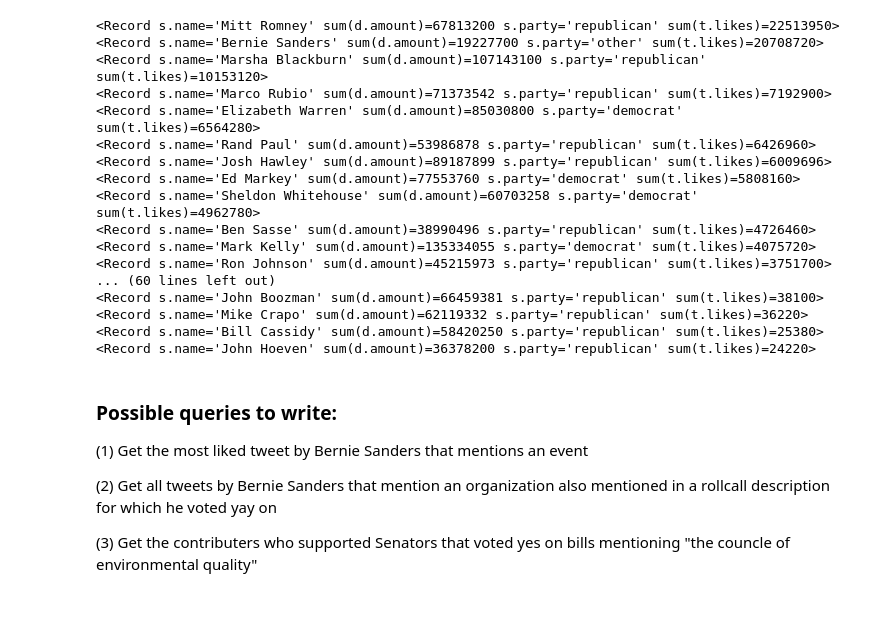
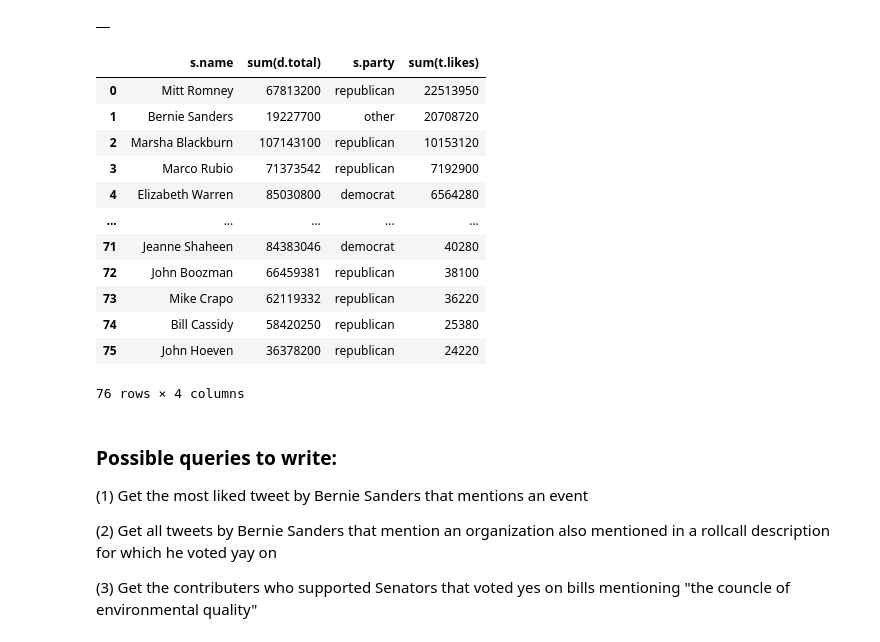
Before and after one commit to Aidankeogh/SenatorGraph, a Jupyter notebook: build_graph.ipynb, the cells around one changed output. Cells and saved outputs as stored; diff of their text form; code cells hidden in the pictures; blank space fills up the shorter version.

```diff
--- a/build_graph.ipynb
+++ b/build_graph.ipynb
@@ -359,32 +357,30 @@ LOAD CSV WITH HEADERS FROM "file:///contribution_relationships.csv" as row
 MATCH
   (c:Contributor {name: row.contributor}),
   (s:Senator {id: ToInteger(row.icpsr)})
-MERGE (c)-[d:DonatedTo {amount: ToInteger(row.amount), race:row.race}]->(s)
+MERGE (c)-[d:DonatedTo {total: ToInteger(row.total), pac: ToInteger(row.pac), individual: ToInteger(row.individual), race:row.race}]->(s)
 """)
+# %% [output]
+|  |
 # %%
 run("""
 MATCH (c:Contributor)-[d:DonatedTo]->(s:Senator)-[tw:Tweeted]->(t:Tweet)
-RETURN s.name, sum(d.amount), s.party, sum(t.likes)
+RETURN s.name, sum(d.total), s.party, sum(t.likes)
 ORDER BY sum(t.likes) DESC
 """)
 # %% [output]
+|  | s.name | sum(d.total) | s.party | sum(t.likes) |
+| 0 | Mitt Romney | 67813200 | republican | 22513950 |
+| 1 | Bernie Sanders | 19227700 | other | 20708720 |
+| 2 | Marsha Blackburn | 107143100 | republican | 10153120 |
+| 3 | Marco Rubio | 71373542 | republican | 7192900 |
+| 4 | Elizabeth Warren | 85030800 | democrat | 6564280 |
+| ... | ... | ... | ... | ... |
+| 71 | Jeanne Shaheen | 84383046 | democrat | 40280 |
+| 72 | John Boozman | 66459381 | republican | 38100 |
+| 73 | Mike Crapo | 62119332 | republican | 36220 |
+| 74 | Bill Cassidy | 58420250 | republican | 25380 |
+| 75 | John Hoeven | 36378200 | republican | 24220 |
-<Record s.name='Mitt Romney' sum(d.amount)=67813200 s.party='republican' sum(t.likes)=22513950>
-<Record s.name='Bernie Sanders' sum(d.amount)=19227700 s.party='other' sum(t.likes)=20708720>
-<Record s.name='Marsha Blackburn' sum(d.amount)=107143100 s.party='republican' sum(t.likes)=10153120>
-<Record s.name='Marco Rubio' sum(d.amount)=71373542 s.party='republican' sum(t.likes)=7192900>
-<Record s.name='Elizabeth Warren' sum(d.amount)=85030800 s.party='democrat' sum(t.likes)=6564280>
-<Record s.name='Rand Paul' sum(d.amount)=53986878 s.party='republican' sum(t.likes)=6426960>
-<Record s.name='Josh Hawley' sum(d.amount)=89187899 s.party='republican' sum(t.likes)=6009696>
-<Record s.name='Ed Markey' sum(d.amount)=77553760 s.party='democrat' sum(t.likes)=5808160>
-<Record s.name='Sheldon Whitehouse' sum(d.amount)=60703258 s.party='democrat' sum(t.likes)=4962780>
-<Record s.name='Ben Sasse' sum(d.amount)=38990496 s.party='republican' sum(t.likes)=4726460>
-<Record s.name='Mark Kelly' sum(d.amount)=135334055 s.party='democrat' sum(t.likes)=4075720>
-<Record s.name='Ron Johnson' sum(d.amount)=45215973 s.party='republican' sum(t.likes)=3751700>
-... (60 lines left out)
-<Record s.name='John Boozman' sum(d.amount)=66459381 s.party='republican' sum(t.likes)=38100>
-<Record s.name='Mike Crapo' sum(d.amount)=62119332 s.party='republican' sum(t.likes)=36220>
-<Record s.name='Bill Cassidy' sum(d.amount)=58420250 s.party='republican' sum(t.likes)=25380>
-<Record s.name='John Hoeven' sum(d.amount)=36378200 s.party='republican' sum(t.likes)=24220>
+76 rows × 4 columns
 # %% [markdown]
 ### Possible queries to write:
 
```
Also changed, not shown: parts of 18 cells of this notebook, 2 other files.
